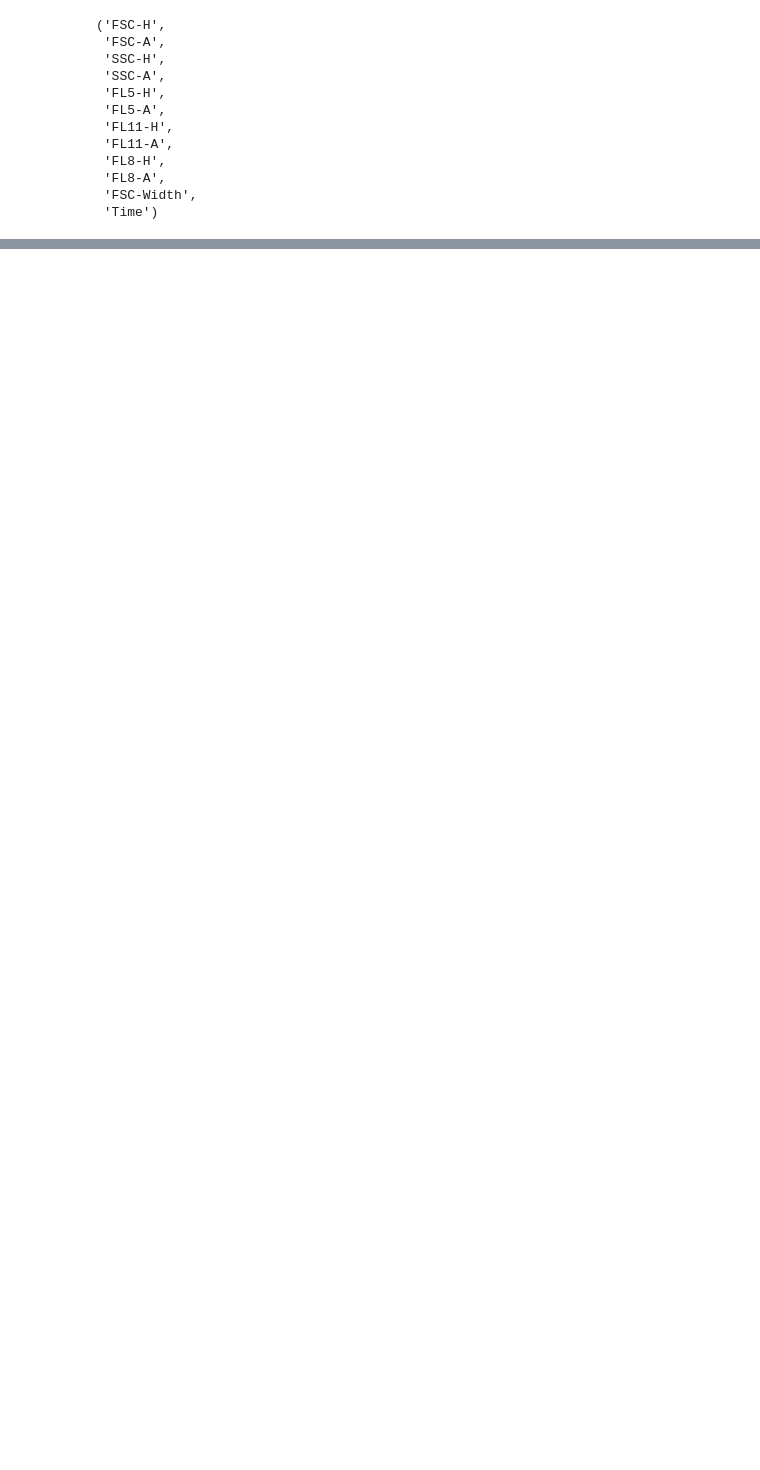
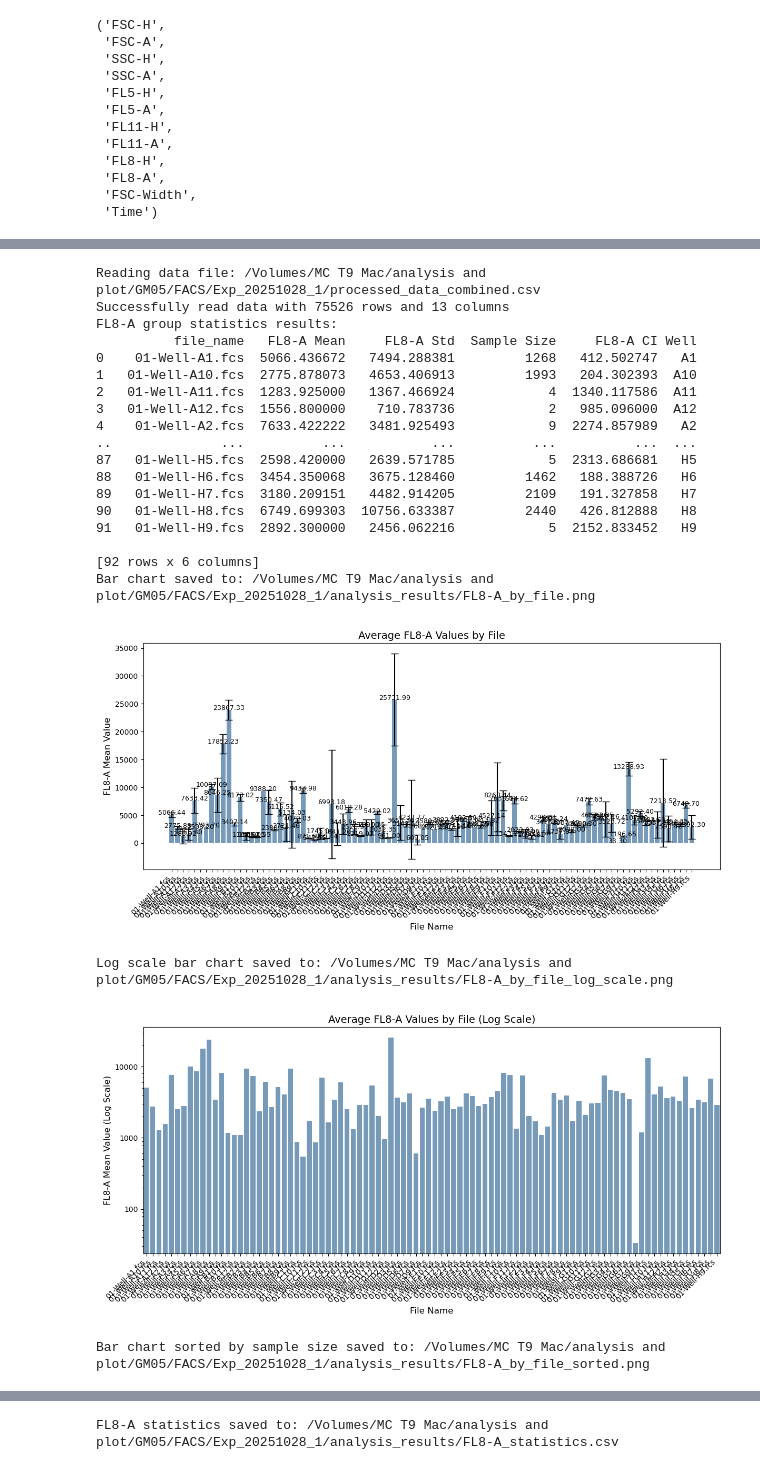
Before and after one commit to chenmzh/Open_flow, a Jupyter notebook: 20250407/analyzing.ipynb, the cells around one changed output, grey strips where cells are left out. Saved outputs shown, nothing was run; the diff lists cells and outputs as text; code cells hidden in the pictures; blank space fills up the shorter version.

```diff
--- a/20250407/analyzing.ipynb
+++ b/20250407/analyzing.ipynb
@@ -435,0 +423,25 @@ dtype: int64
+# %%
+
+# Example usage
+if __name__ == "__main__":
+    # Gating strategy defined (assuming gating_strategy = [gate1, gate2, gate3] is already defined)
+    gating_strategy = [gate1,gate2,gate3]
+    folder_path = r'/Volumes/MC T9 Mac/data_temp/FACS/Exp_20251028_1'
+    output_folder = r'/Volumes/MC T9 Mac/analysis and plot/GM05/FACS/Exp_20251028_1/'
+
+    # Process all .fcs files
+    combined_df, processed_dfs = process_all_fcs_files(folder_path, gating_strategy)
+
+    # Save results
+    save_results(combined_df, processed_dfs, output_folder)
+
+    # Display some basic statistics for the merged data
+    if not combined_df.empty:
+        print("\nBasic statistics:")
+        print(f"Total event count: {combined_df.shape[0]}")
+        print(f"Average events per file: {combined_df.shape[0] / len(processed_dfs):.2f}")
+
+        # Group statistics by filename
+        file_counts = combined_df.groupby('file_name').size()
+        print("\nEvent count per file:")
+        print(file_counts)
@@ -668,0 +777,33 @@ FL8-A统计数据已保存至: /Volumes/khammash/MC/cytoflex/Exp_20250407_1/anal
+# %%
+
+# Example usage
+if __name__ == "__main__":
+    # Set file paths
+    csv_path = r'/Volumes/MC T9 Mac/analysis and plot/GM05/FACS/Exp_20251028_1/processed_data_combined.csv'
+    output_folder = r'/Volumes/MC T9 Mac/analysis and plot/GM05/FACS/Exp_20251028_1/analysis_results/'
+
+    # Analyze data and generate charts
+    fl8_stats = analyze_fl8_by_file(csv_path, output_folder)
+# %% [output]
+Reading data file: /Volumes/MC T9 Mac/analysis and plot/GM05/FACS/Exp_20251028_1/processed_data_combined.csv
+Successfully read data with 75526 rows and 13 columns
+FL8-A group statistics results:
+          file_name   FL8-A Mean     FL8-A Std  Sample Size     FL8-A CI Well
+0    01-Well-A1.fcs  5066.436672   7494.288381         1268   412.502747   A1
+1   01-Well-A10.fcs  2775.878073   4653.406913         1993   204.302393  A10
+2   01-Well-A11.fcs  1283.925000   1367.466924            4  1340.117586  A11
+3   01-Well-A12.fcs  1556.800000    710.783736            2   985.096000  A12
+4    01-Well-A2.fcs  7633.422222   3481.925493            9  2274.857989   A2
+..              ...          ...           ...          ...          ...  ...
+87   01-Well-H5.fcs  2598.420000   2639.571785            5  2313.686681   H5
+88   01-Well-H6.fcs  3454.350068   3675.128460         1462   188.388726   H6
+89   01-Well-H7.fcs  3180.209151   4482.914205         2109   191.327858   H7
+90   01-Well-H8.fcs  6749.699303  10756.633387         2440   426.812888   H8
+91   01-Well-H9.fcs  2892.300000   2456.062216            5  2152.833452   H9
+
+[92 rows x 6 columns]
+Bar chart saved to: /Volumes/MC T9 Mac/analysis and plot/GM05/FACS/Exp_20251028_1/analysis_results/FL8-A_by_file.png
+[figure, added]
+Log scale bar chart saved to: /Volumes/MC T9 Mac/analysis and plot/GM05/FACS/Exp_20251028_1/analysis_results/FL8-A_by_file_log_scale.png
+[figure, added]
+Bar chart sorted by sample size saved to: /Volumes/MC T9 Mac/analysis and plot/GM05/FACS/Exp_20251028_1/analysis_results/FL8-A_by_file_sorted.png
@@ -669,3 +811,4 @@ FL8-A统计数据已保存至: /Volumes/khammash/MC/cytoflex/Exp_20250407_1/anal
+FL8-A statistics saved to: /Volumes/MC T9 Mac/analysis and plot/GM05/FACS/Exp_20251028_1/analysis_results/FL8-A_statistics.csv
 # %%
 # A5>A6>A2>A1
 
```
Also changed, not shown: parts of 19 cells of this notebook, 3 other files.
